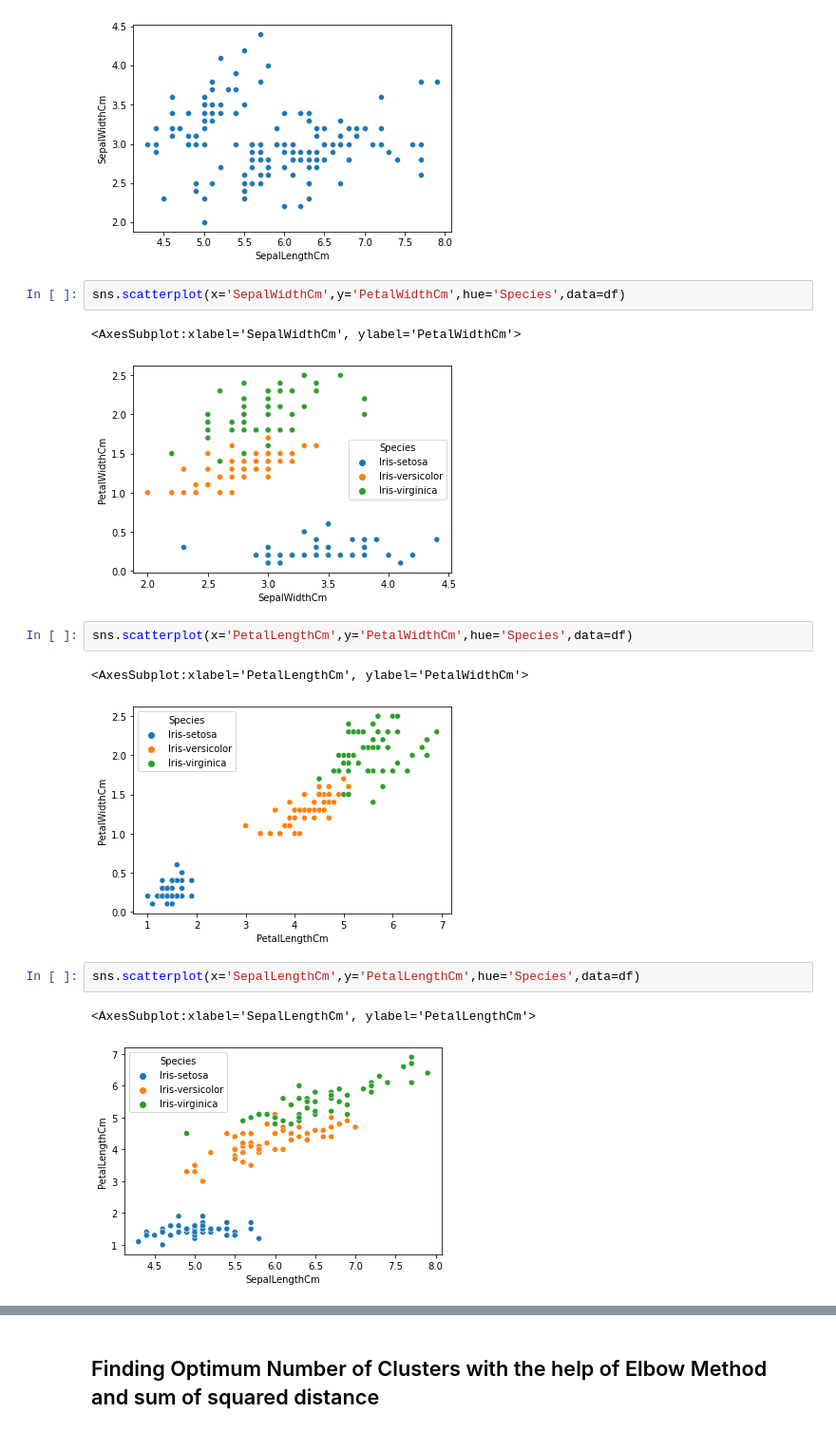
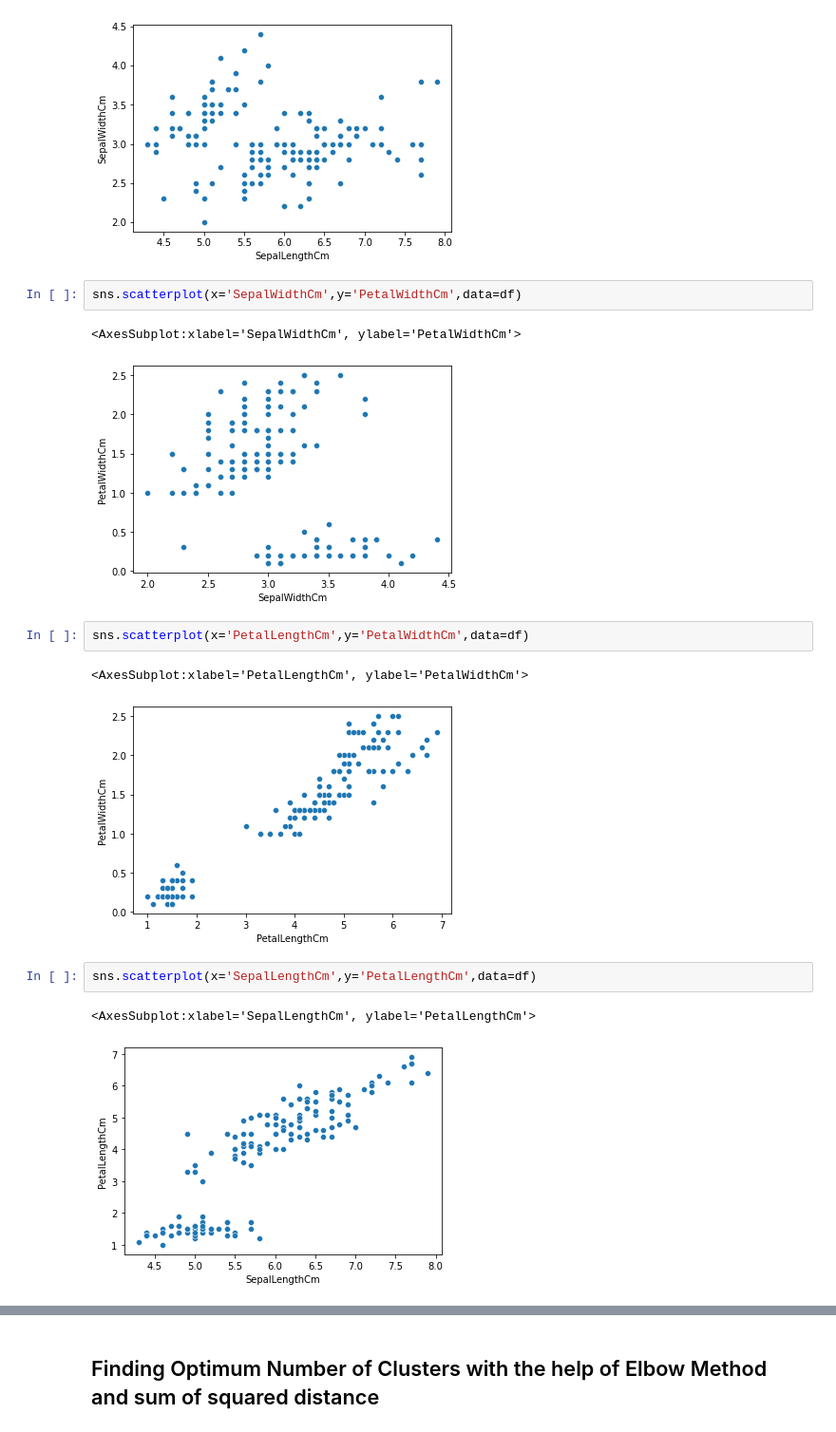
Before and after one commit to Rushikesh8421/Sparks-Intern, a Jupyter notebook: Task_2/Iris_prediction.ipynb, the cells around one changed output, grey strips where cells are left out. Shown at 95% size. Drawn from its saved outputs; the diff is of its cells as text.

```diff
--- a/Task_2/Iris_prediction.ipynb
+++ b/Task_2/Iris_prediction.ipynb
@@ -83,17 +83,17 @@ sns.scatterplot(x='SepalLengthCm',y='SepalWidthCm',data=df)
 <AxesSubplot:xlabel='SepalLengthCm', ylabel='SepalWidthCm'>
 [figure]
 # %%
-sns.scatterplot(x='SepalWidthCm',y='PetalWidthCm',hue='Species',data=df)
+sns.scatterplot(x='SepalWidthCm',y='PetalWidthCm',data=df)
 # %% [output]
 <AxesSubplot:xlabel='SepalWidthCm', ylabel='PetalWidthCm'>
-[figure, old version]
+[figure, new version]
 # %%
-sns.scatterplot(x='PetalLengthCm',y='PetalWidthCm',hue='Species',data=df)
+sns.scatterplot(x='PetalLengthCm',y='PetalWidthCm',data=df)
 # %% [output]
 <AxesSubplot:xlabel='PetalLengthCm', ylabel='PetalWidthCm'>
-[figure, old version]
+[figure, new version]
 # %%
-sns.scatterplot(x='SepalLengthCm',y='PetalLengthCm',hue='Species',data=df)
+sns.scatterplot(x='SepalLengthCm',y='PetalLengthCm',data=df)
 # %% [output]
 <AxesSubplot:xlabel='SepalLengthCm', ylabel='PetalLengthCm'>
-[figure, old version]
+[figure, new version]
```
Also changed, not shown: parts of 15 cells of this notebook.
